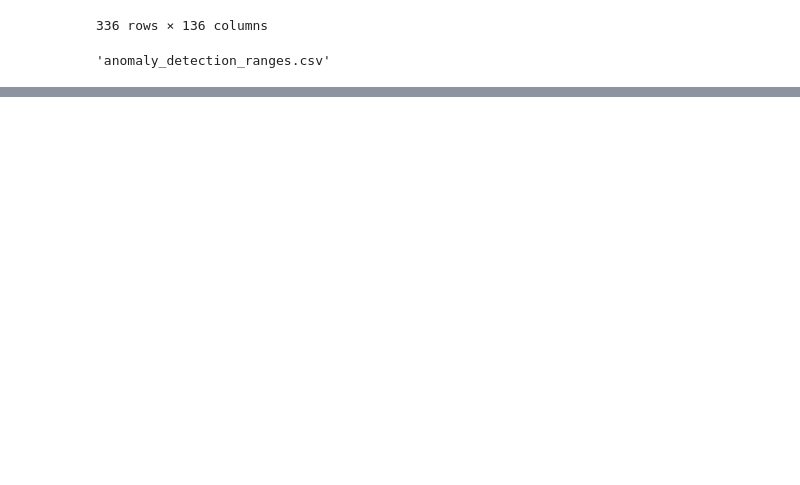
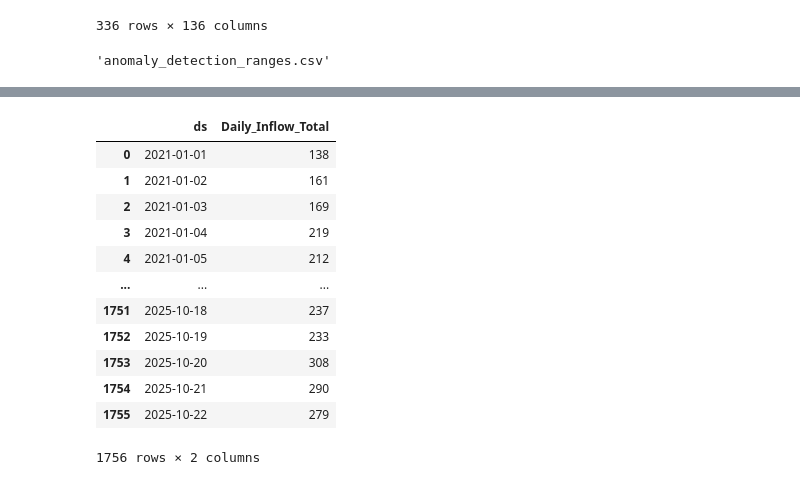
Before and after one commit to drdevinhopkins/ed-flow-2023, a Jupyter notebook: notebooks/anomaly_detection.ipynb, the cells around one changed output, grey strips where cells are left out. Drawn from its saved outputs; the diff is of its cells as text; code cells hidden in the pictures; blank space fills up the shorter version.

```diff
--- a/notebooks/anomaly_detection.ipynb
+++ b/notebooks/anomaly_detection.ipynb
@@ -115,0 +131,16 @@ drive.put(name='anomaly_detection_ranges.csv', path='anomaly_detection_ranges.cs
+# %%
+daily_inflow
+# %% [output]
+|  | ds | Daily_Inflow_Total |
+| 0 | 2021-01-01 | 138 |
+| 1 | 2021-01-02 | 161 |
+| 2 | 2021-01-03 | 169 |
+| 3 | 2021-01-04 | 219 |
+| 4 | 2021-01-05 | 212 |
+| ... | ... | ... |
+| 1751 | 2025-10-18 | 237 |
+| 1752 | 2025-10-19 | 233 |
+| 1753 | 2025-10-20 | 308 |
+| 1754 | 2025-10-21 | 290 |
+| 1755 | 2025-10-22 | 279 |
+1756 rows × 2 columns
```
Also changed, not shown: parts of 4 cells of this notebook, 1 other file.
